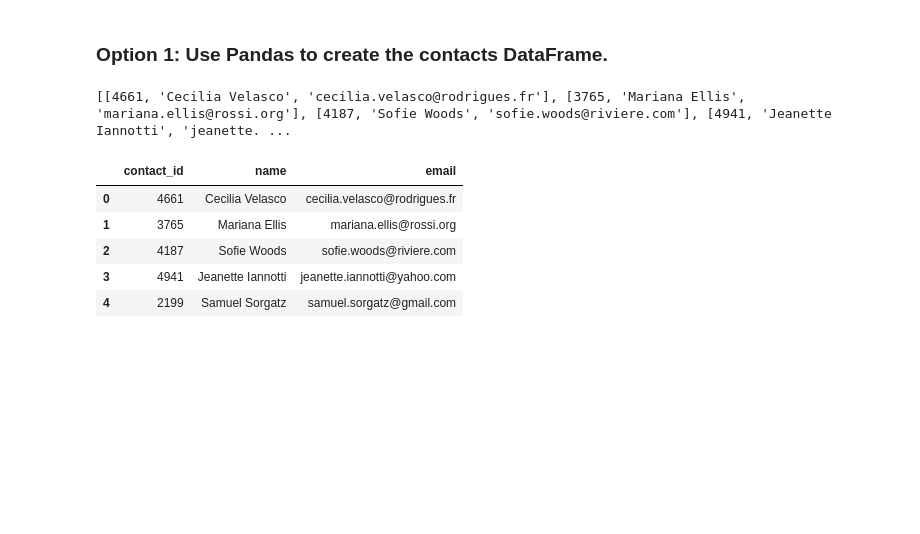
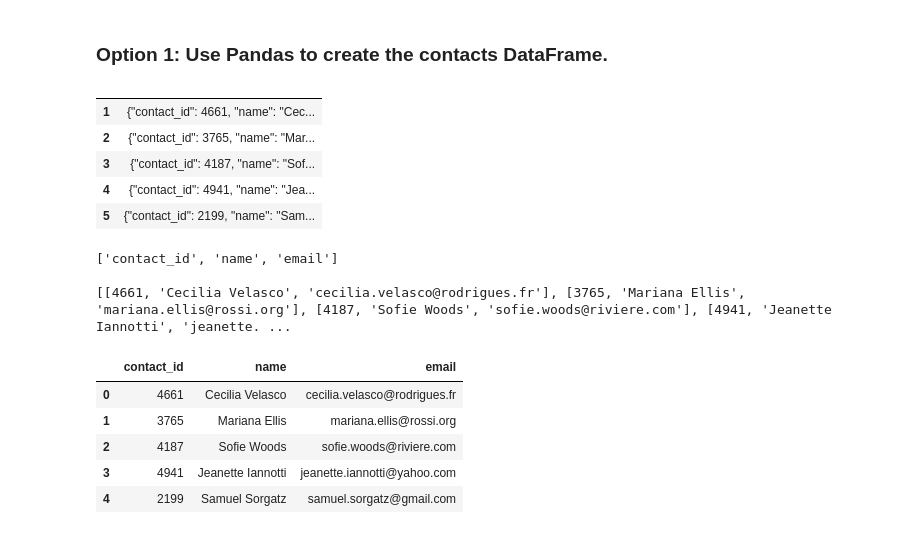
Before and after one commit to angiecfoust/ETL-challenge, a Jupyter notebook: ETL_Mini_Project_CSimmons_AFoust.ipynb, the cells around one changed output. Drawn from its saved outputs; the diff is of its cells as text; code cells hidden in the pictures; blank space fills up the shorter version.

```diff
--- a/ETL_Mini_Project_CSimmons_AFoust.ipynb
+++ b/ETL_Mini_Project_CSimmons_AFoust.ipynb
@@ -308,16 +308,39 @@ contact_info_df.head()
 Then export the DataFrame as a `contacts.csv` CSV file.
 # %% [markdown]
 ### Option 1: Use Pandas to create the contacts DataFrame.
-# %%
-# Iterate through the contact_info_df and convert each row to a dictionary.
-import json
-dict_values = []
-
-
-# Print out the list of values for each row.
-print(dict_values)
-# %% [output]
-[[4661, 'Cecilia Velasco', 'cecilia.velasco@rodrigues.fr'], [3765, 'Mariana Ellis', 'mariana.ellis@rossi.org'], [4187, 'Sofie Woods', 'sofie.woods@riviere.com'], [4941, 'Jeanette Iannotti', 'jeanette. ...
+# %%
+# Remove the first row of data, because it is not data we need
+contact_info_df = contact_info_df.tail(-1)
+
+contact_info_df.head()
+# %% [output]
+|  |  |
+| 1 | {"contact_id": 4661, "name": "Cec... |
+| 2 | {"contact_id": 3765, "name": "Mar... |
+| 3 | {"contact_id": 4187, "name": "Sof... |
+| 4 | {"contact_id": 4941, "name": "Jea... |
+| 5 | {"contact_id": 2199, "name": "Sam... |
+# %%
+# Iterate through the contact_info_df and convert each row to a dictionary.
+import json
+values = []
+column_names = []
+
+for i, row in contact_info_df.iterrows():
+    data = row[0]
+    converted_data= json.loads(data)
+    columns = [k for k,v in converted_data.items()]
+    row_values = [v for k, v in converted_data.items()]
+    column_names.append(columns)
+    values.append(row_values)
+
+print(column_names[0])
+print()
+print(values)
+# %% [output]
+['contact_id', 'name', 'email']
+
+[[4661, 'Cecilia Velasco', 'cecilia.velasco@rodrigues.fr'], [3765, 'Mariana Ellis', 'mariana.ellis@rossi.org'], [4187, 'Sofie Woods', 'sofie.woods@riviere.com'], [4941, 'Jeanette Iannotti', 'jeanette. ...
 # %%
 # Create a contact_info DataFrame and add each list of values, i.e., each row
 # to the 'contact_id', 'name', 'email' columns.
```
Also changed, not shown: parts of 18 cells of this notebook, 3 other files.
